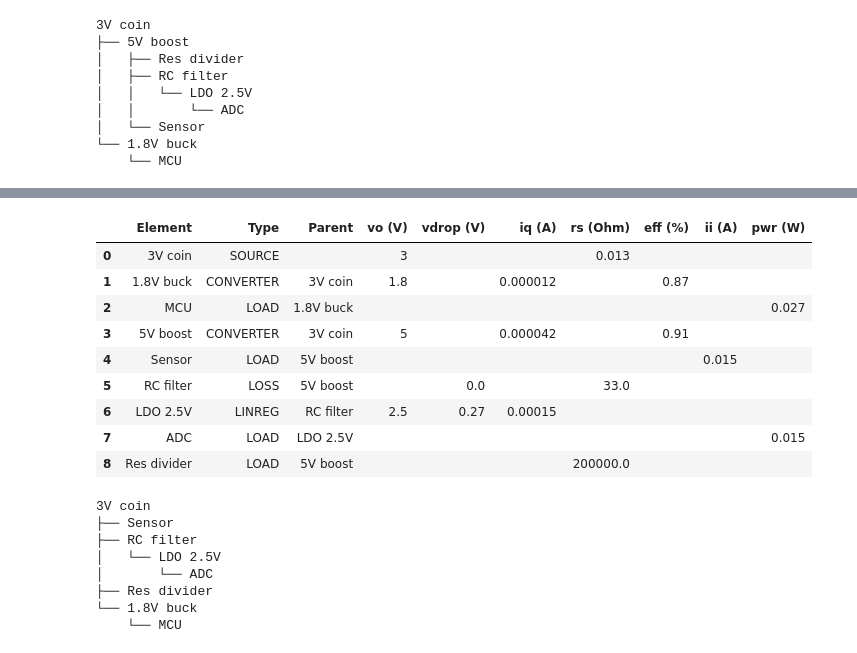
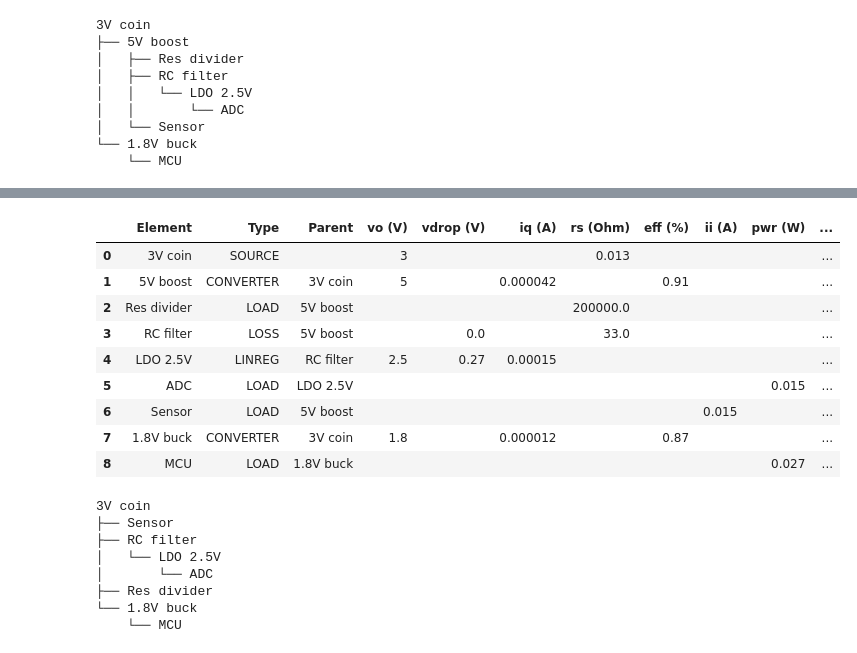
Before and after one commit to geddy11/tmp_sl, a Jupyter notebook: work/sysLoss.ipynb, the cells around one changed output, grey strips where cells are left out. Saved outputs shown, nothing was run; the diff lists cells and outputs as text; code cells hidden in the pictures.

```diff
--- a/work/sysLoss.ipynb
+++ b/work/sysLoss.ipynb
@@ -660,17 +607,17 @@ Tolerances met after 8 iterations
 # %%
 #case1.save('test2.json')
-case1.params()
+case1.params(limits=True)
 # %% [output]
-|  | Element | Type | Parent | vo (V) | vdrop (V) | iq (A) | rs (Ohm) | eff (%) | ii (A) | pwr (W) |
-| 0 | 3V coin | SOURCE |  | 3 |  |  | 0.013 |  |  |  |
-| 1 | 1.8V buck | CONVERTER | 3V coin | 1.8 |  | 0.000012 |  | 0.87 |  |  |
-| 2 | MCU | LOAD | 1.8V buck |  |  |  |  |  |  | 0.027 |
-| 3 | 5V boost | CONVERTER | 3V coin | 5 |  | 0.000042 |  | 0.91 |  |  |
-| 4 | Sensor | LOAD | 5V boost |  |  |  |  |  | 0.015 |  |
-| 5 | RC filter | LOSS | 5V boost |  | 0.0 |  | 33.0 |  |  |  |
-| 6 | LDO 2.5V | LINREG | RC filter | 2.5 | 0.27 | 0.00015 |  |  |  |  |
-| 7 | ADC | LOAD | LDO 2.5V |  |  |  |  |  |  | 0.015 |
-| 8 | Res divider | LOAD | 5V boost |  |  |  | 200000.0 |  |  |  |
+|  | Element | Type | Parent | vo (V) | vdrop (V) | iq (A) | rs (Ohm) | eff (%) | ii (A) | pwr (W) | ... |
+| 0 | 3V coin | SOURCE |  | 3 |  |  | 0.013 |  |  |  | ... |
+| 1 | 5V boost | CONVERTER | 3V coin | 5 |  | 0.000042 |  | 0.91 |  |  | ... |
+| 2 | Res divider | LOAD | 5V boost |  |  |  | 200000.0 |  |  |  | ... |
+| 3 | RC filter | LOSS | 5V boost |  | 0.0 |  | 33.0 |  |  |  | ... |
+| 4 | LDO 2.5V | LINREG | RC filter | 2.5 | 0.27 | 0.00015 |  |  |  |  | ... |
+| 5 | ADC | LOAD | LDO 2.5V |  |  |  |  |  |  | 0.015 | ... |
+| 6 | Sensor | LOAD | 5V boost |  |  |  |  |  | 0.015 |  | ... |
+| 7 | 1.8V buck | CONVERTER | 3V coin | 1.8 |  | 0.000012 |  | 0.87 |  |  | ... |
+| 8 | MCU | LOAD | 1.8V buck |  |  |  |  |  |  | 0.027 | ... |
 # %%
 #case1.change_element(name='MCU', element=Load('Big MCU', pwr=130e-3))
 #case1.change_element(name='MCU', element=Loss('Resistor1', res=133.0))
```
Also changed, not shown: parts of 9 cells of this notebook, 2 other files.
